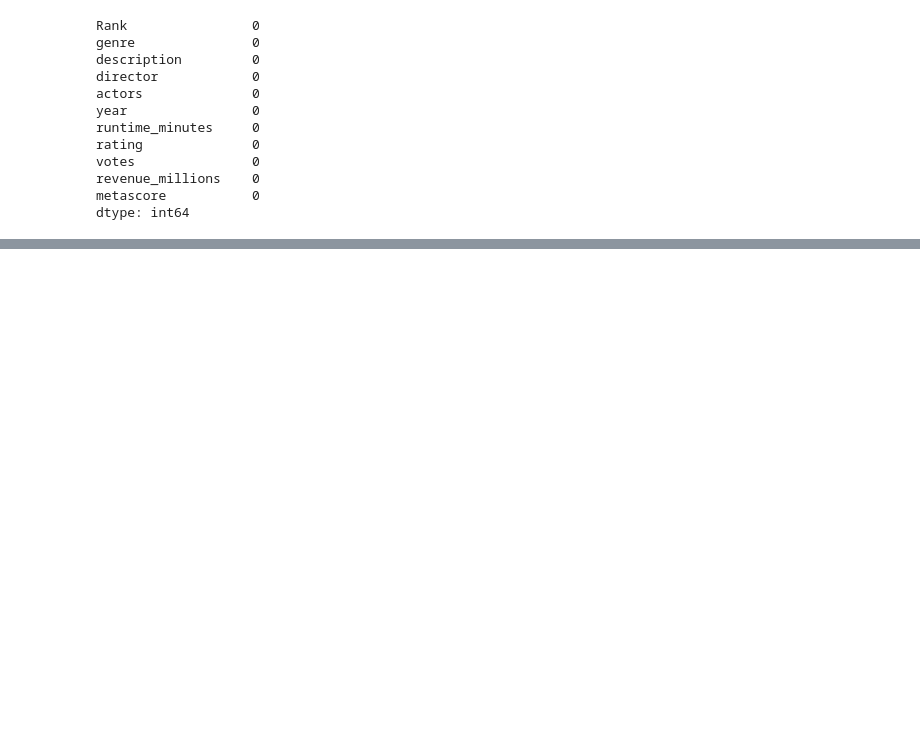
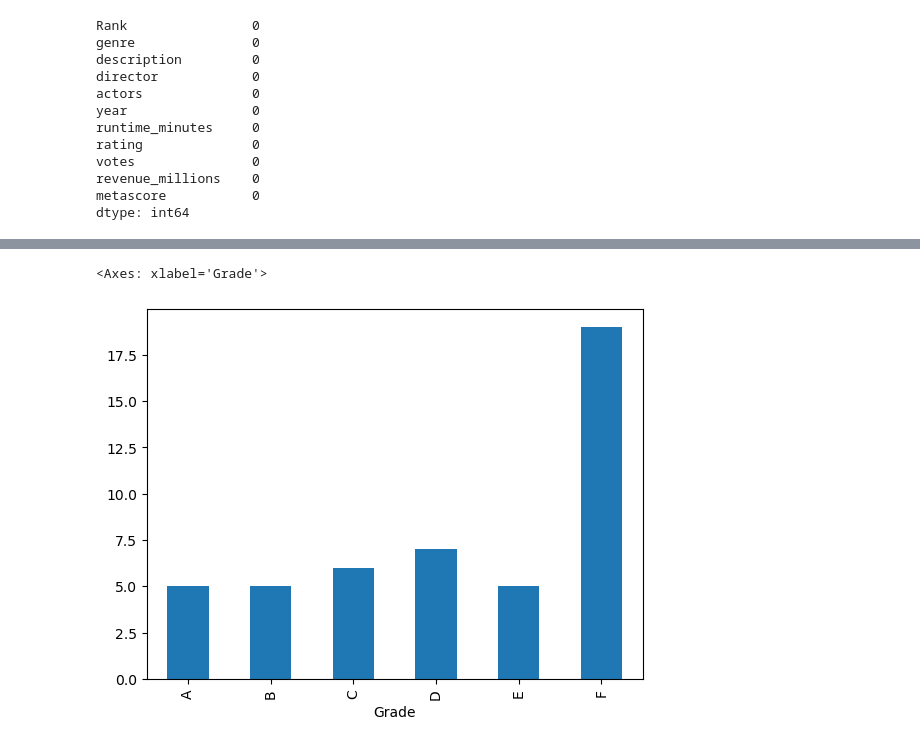
Before and after one commit to JohnD722/DAVE3625-24H-1, a Jupyter notebook: Lab1/Pandas.ipynb, the cells around one changed output, grey strips where cells are left out. Drawn from its saved outputs; the diff is of its cells as text; code cells hidden in the pictures; blank space fills up the shorter version.

```diff
--- a/Lab1/Pandas.ipynb
+++ b/Lab1/Pandas.ipynb
@@ -896,0 +1077,4 @@ dtype: int64
+# %%
+df["FinalGrade"].tail()
+df = df.reset_index(drop = True)
+df.tail()
@@ -896,0 +1088,20 @@ dtype: int64
+# %%
+values = ["F", "E", "D", "C", "B", "A" ]
+
+df['FinalGrade'] = df['FinalGrade'].astype(str).astype(float)
+
+# create a list of our conditions
+conditions = [
+    (df['FinalGrade'] <= 50.0),
+    (df['FinalGrade'] > 50.0) & (df['FinalGrade'] <= 60.0),
+    (df['FinalGrade'] > 60.0) & (df['FinalGrade'] <= 70.0),
+    (df['FinalGrade'] > 70.0) & (df['FinalGrade'] <= 80.0),
+    (df['FinalGrade'] > 80.0) & (df['FinalGrade'] <= 90.0),
+    (df['FinalGrade'] > 90.0)
+    ]
+
+# create a new column and use np.select to assign values to it using our lists as arguments
+df['Grade'] = np.select(conditions, values)
+
+# display updated DataFrame
+df.head()
@@ -896,0 +1115,2 @@ dtype: int64
+# %%
+df_gradeCount = df.groupby('Grade').count()
@@ -896,0 +1128,5 @@ dtype: int64
+# %%
+df_gradeCount["FinalGrade"].plot.bar()
+# %% [output]
+<Axes: xlabel='Grade'>
+[figure, added]
```
Also changed, not shown: parts of 22 cells of this notebook.
